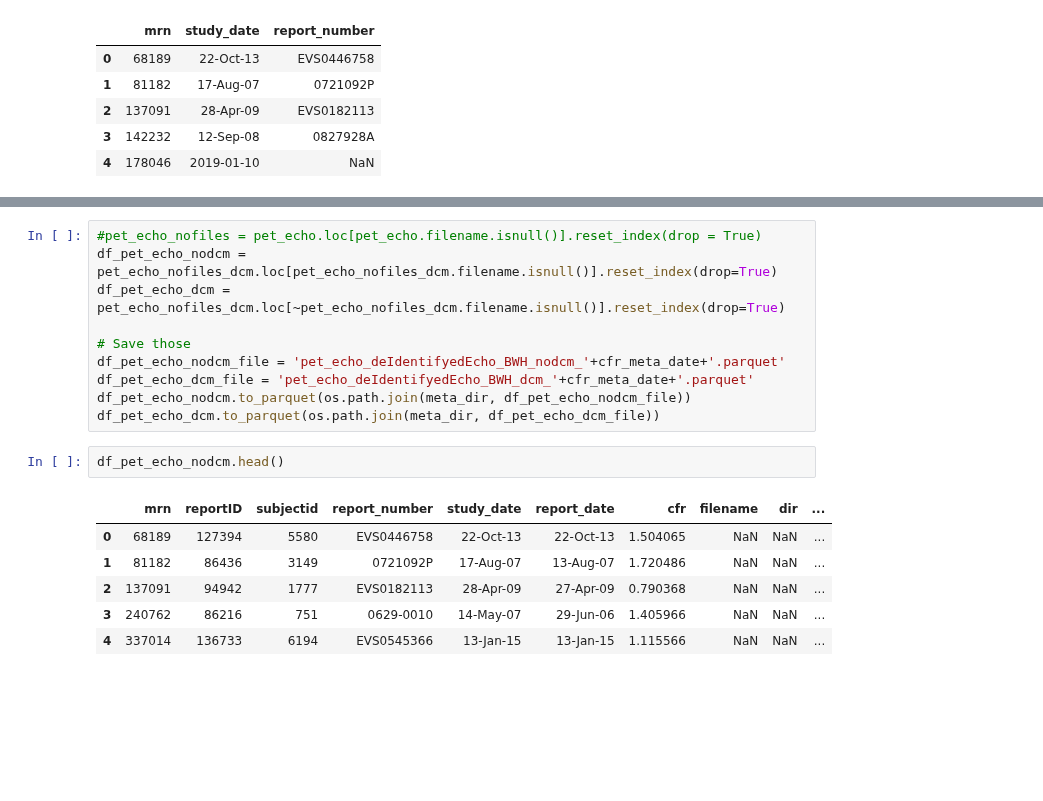
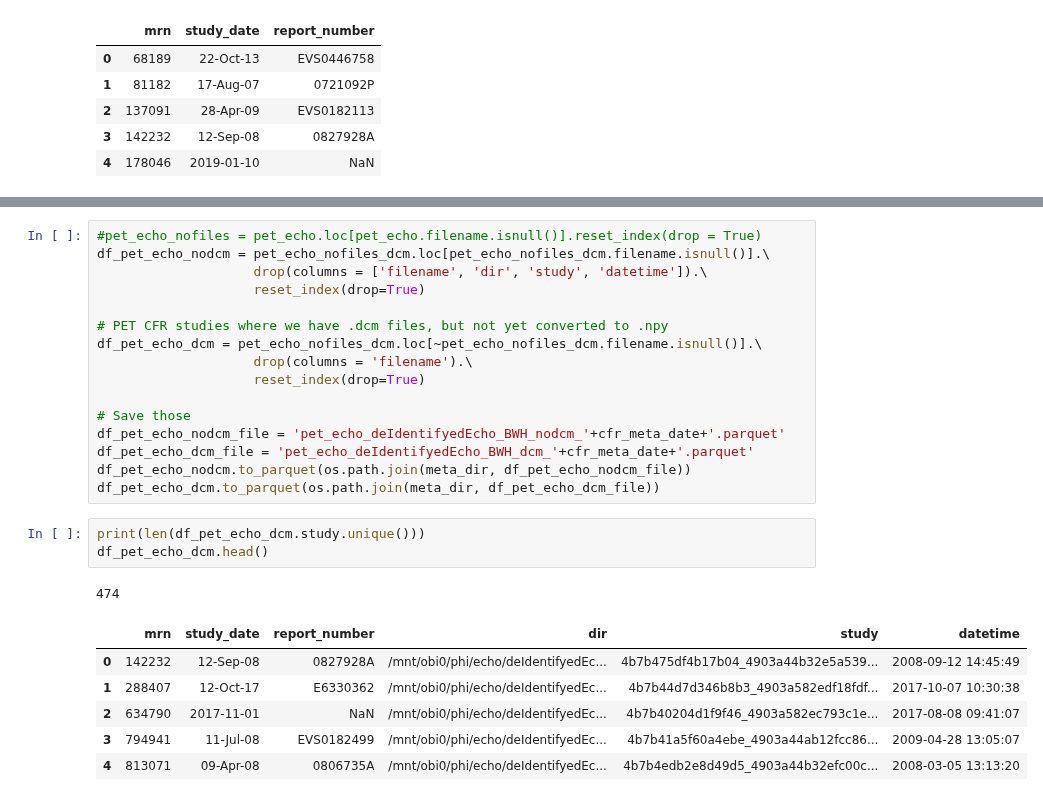
Before and after one commit to awerdich/werdich-cfr, a Jupyter notebook: notebooks/echo_pet_compare.ipynb, the cells around one changed output, grey strips where cells are left out. Cells and saved outputs as stored; diff of their text form; blank space fills up the shorter version.

```diff
--- a/notebooks/echo_pet_compare.ipynb
+++ b/notebooks/echo_pet_compare.ipynb
@@ -195,19 +199,27 @@ pet_echo_nofiles_dcm.head()
 # %%
 #pet_echo_nofiles = pet_echo.loc[pet_echo.filename.isnull()].reset_index(drop = True)
-df_pet_echo_nodcm = pet_echo_nofiles_dcm.loc[pet_echo_nofiles_dcm.filename.isnull()].reset_index(drop=True)
-df_pet_echo_dcm = pet_echo_nofiles_dcm.loc[~pet_echo_nofiles_dcm.filename.isnull()].reset_index(drop=True)
+df_pet_echo_nodcm = pet_echo_nofiles_dcm.loc[pet_echo_nofiles_dcm.filename.isnull()].\
+                    drop(columns = ['filename', 'dir', 'study', 'datetime']).\
+                    reset_index(drop=True)
+
+# PET CFR studies where we have .dcm files, but not yet converted to .npy
+df_pet_echo_dcm = pet_echo_nofiles_dcm.loc[~pet_echo_nofiles_dcm.filename.isnull()].\
+                    drop(columns = 'filename').\
+                    reset_index(drop=True)
 
 # Save those
 df_pet_echo_nodcm_file = 'pet_echo_deIdentifyedEcho_BWH_nodcm_'+cfr_meta_date+'.parquet'
 df_pet_echo_dcm_file = 'pet_echo_deIdentifyedEcho_BWH_dcm_'+cfr_meta_date+'.parquet'
 df_pet_echo_nodcm.to_parquet(os.path.join(meta_dir, df_pet_echo_nodcm_file))
 df_pet_echo_dcm.to_parquet(os.path.join(meta_dir, df_pet_echo_dcm_file))
-# %%
-df_pet_echo_nodcm.head()
-# %% [output]
-|  | mrn | reportID | subjectid | report_number | study_date | report_date | cfr | filename | dir | ... |
-| 0 | 68189 | 127394 | 5580 | EVS0446758 | 22-Oct-13 | 22-Oct-13 | 1.504065 | NaN | NaN | ... |
-| 1 | 81182 | 86436 | 3149 | 0721092P | 17-Aug-07 | 13-Aug-07 | 1.720486 | NaN | NaN | ... |
-| 2 | 137091 | 94942 | 1777 | EVS0182113 | 28-Apr-09 | 27-Apr-09 | 0.790368 | NaN | NaN | ... |
-| 3 | 240762 | 86216 | 751 | 0629-0010 | 14-May-07 | 29-Jun-06 | 1.405966 | NaN | NaN | ... |
-| 4 | 337014 | 136733 | 6194 | EVS0545366 | 13-Jan-15 | 13-Jan-15 | 1.115566 | NaN | NaN | ... |
+# %%
+print(len(df_pet_echo_dcm.study.unique()))
+df_pet_echo_dcm.head()
+# %% [output]
+474
+|  | mrn | study_date | report_number | dir | study | datetime |
+| 0 | 142232 | 12-Sep-08 | 0827928A | /mnt/obi0/phi/echo/deIdentifyedEc... | 4b7b475df4b17b04_4903a44b32e5a539... | 2008-09-12 14:45:49 |
+| 1 | 288407 | 12-Oct-17 | E6330362 | /mnt/obi0/phi/echo/deIdentifyedEc... | 4b7b44d7d346b8b3_4903a582edf18fdf... | 2017-10-07 10:30:38 |
+| 2 | 634790 | 2017-11-01 | NaN | /mnt/obi0/phi/echo/deIdentifyedEc... | 4b7b40204d1f9f46_4903a582ec793c1e... | 2017-08-08 09:41:07 |
+| 3 | 794941 | 11-Jul-08 | EVS0182499 | /mnt/obi0/phi/echo/deIdentifyedEc... | 4b7b41a5f60a4ebe_4903a44ab12fcc86... | 2009-04-28 13:05:07 |
+| 4 | 813071 | 09-Apr-08 | 0806735A | /mnt/obi0/phi/echo/deIdentifyedEc... | 4b7b4edb2e8d49d5_4903a44b32efc00c... | 2008-03-05 13:13:20 |
```
Also changed, not shown: parts of 10 cells of this notebook, 5 other files.
